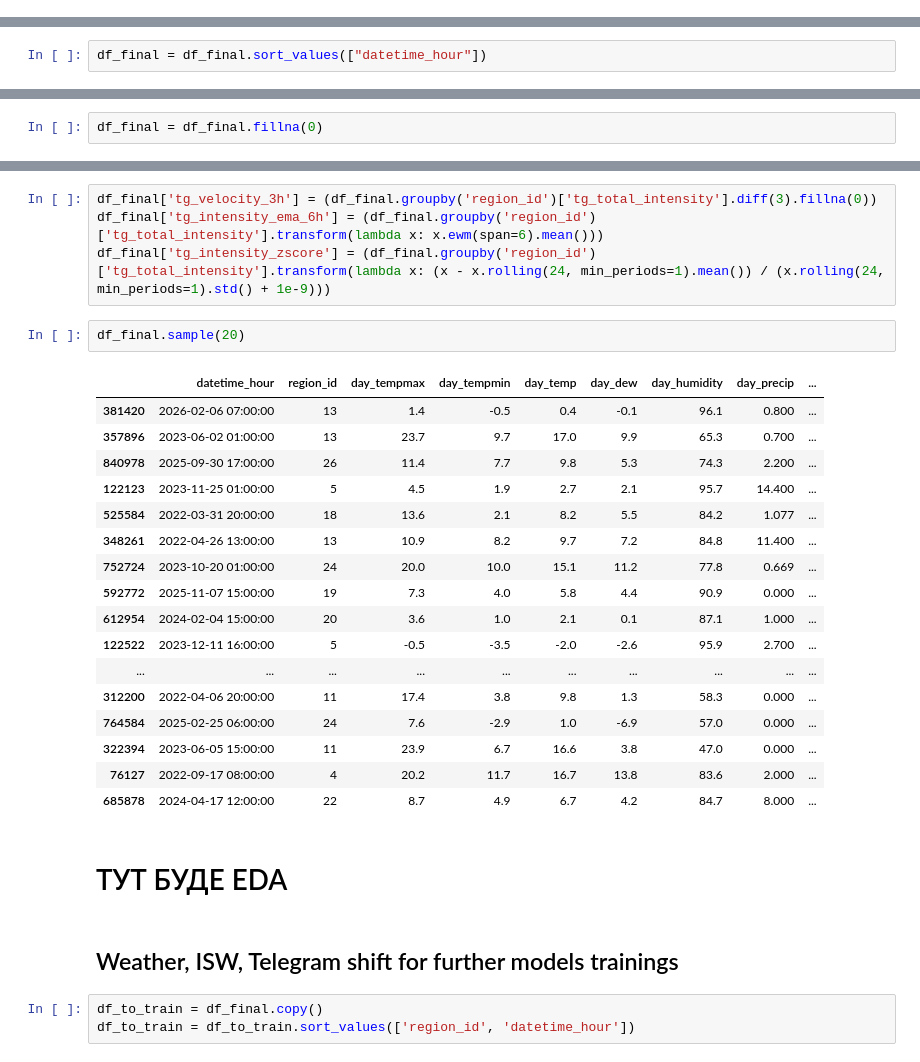
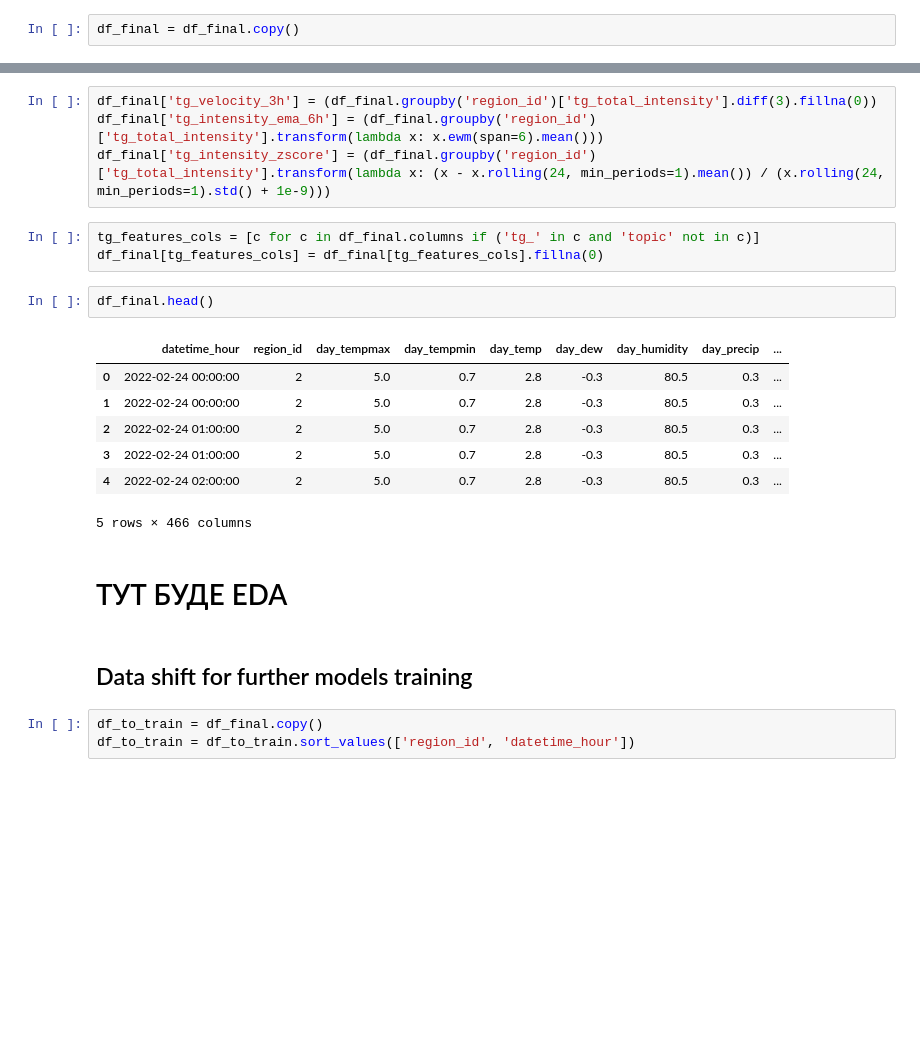
Before and after one commit to khorunzhaviktoriia/war-events-predictor-saas, a Jupyter notebook: forecasting/data_merge_feature_engineering.ipynb, the cells around one changed output, grey strips where cells are left out. Drawn from its saved outputs; the diff is of its cells as text; blank space fills up the shorter version.

```diff
--- a/forecasting/data_merge_feature_engineering.ipynb
+++ b/forecasting/data_merge_feature_engineering.ipynb
@@ -395 +426,3 @@ df_final.sample(10)
+# %%
+df_final = df_final.copy()
 # %% [markdown]
@@ -456,2 +439,0 @@ df_final.shape
-# %%
-df_final = df_final.sort_values(["datetime_hour"])
@@ -479,5 +440,3 @@ dtype: int64
-# %%
-df_final = df_final.fillna(0)
 # %%
 tg_cols = [c for c in df_final.columns if 'tg_topic_' in c]
 df_tg_abs = df_final[tg_cols].abs()
@@ -490,30 +449,23 @@ df_final['tg_topic_entropy'] = -(df_tg_abs.div(df_tg_abs.sum(axis=1), axis=0) *
 df_final['tg_velocity_3h'] = (df_final.groupby('region_id')['tg_total_intensity'].diff(3).fillna(0))
 df_final['tg_intensity_ema_6h'] = (df_final.groupby('region_id')['tg_total_intensity'].transform(lambda x: x.ewm(span=6).mean()))
 df_final['tg_intensity_zscore'] = (df_final.groupby('region_id')['tg_total_intensity'].transform(lambda x: (x - x.rolling(24, min_periods=1).mean()) / (x.rolling(24, min_periods=1).std() + 1e-9)))
+# %%
+tg_features_cols = [c for c in df_final.columns if ('tg_' in c and 'topic' not in c)]
+df_final[tg_features_cols] = df_final[tg_features_cols].fillna(0)
 # %%
-df_final.sample(20)
+df_final.head()
 # %% [output]
 |  | datetime_hour | region_id | day_tempmax | day_tempmin | day_temp | day_dew | day_humidity | day_precip | ... |
-| 381420 | 2026-02-06 07:00:00 | 13 | 1.4 | -0.5 | 0.4 | -0.1 | 96.1 | 0.800 | ... |
-| 357896 | 2023-06-02 01:00:00 | 13 | 23.7 | 9.7 | 17.0 | 9.9 | 65.3 | 0.700 | ... |
-| 840978 | 2025-09-30 17:00:00 | 26 | 11.4 | 7.7 | 9.8 | 5.3 | 74.3 | 2.200 | ... |
-| 122123 | 2023-11-25 01:00:00 | 5 | 4.5 | 1.9 | 2.7 | 2.1 | 95.7 | 14.400 | ... |
-| 525584 | 2022-03-31 20:00:00 | 18 | 13.6 | 2.1 | 8.2 | 5.5 | 84.2 | 1.077 | ... |
-| 348261 | 2022-04-26 13:00:00 | 13 | 10.9 | 8.2 | 9.7 | 7.2 | 84.8 | 11.400 | ... |
-| 752724 | 2023-10-20 01:00:00 | 24 | 20.0 | 10.0 | 15.1 | 11.2 | 77.8 | 0.669 | ... |
-| 592772 | 2025-11-07 15:00:00 | 19 | 7.3 | 4.0 | 5.8 | 4.4 | 90.9 | 0.000 | ... |
-| 612954 | 2024-02-04 15:00:00 | 20 | 3.6 | 1.0 | 2.1 | 0.1 | 87.1 | 1.000 | ... |
-| 122522 | 2023-12-11 16:00:00 | 5 | -0.5 | -3.5 | -2.0 | -2.6 | 95.9 | 2.700 | ... |
-| ... | ... | ... | ... | ... | ... | ... | ... | ... | ... |
-| 312200 | 2022-04-06 20:00:00 | 11 | 17.4 | 3.8 | 9.8 | 1.3 | 58.3 | 0.000 | ... |
-| 764584 | 2025-02-25 06:00:00 | 24 | 7.6 | -2.9 | 1.0 | -6.9 | 57.0 | 0.000 | ... |
-| 322394 | 2023-06-05 15:00:00 | 11 | 23.9 | 6.7 | 16.6 | 3.8 | 47.0 | 0.000 | ... |
-| 76127 | 2022-09-17 08:00:00 | 4 | 20.2 | 11.7 | 16.7 | 13.8 | 83.6 | 2.000 | ... |
-| 685878 | 2024-04-17 12:00:00 | 22 | 8.7 | 4.9 | 6.7 | 4.2 | 84.7 | 8.000 | ... |
+| 0 | 2022-02-24 00:00:00 | 2 | 5.0 | 0.7 | 2.8 | -0.3 | 80.5 | 0.3 | ... |
+| 1 | 2022-02-24 00:00:00 | 2 | 5.0 | 0.7 | 2.8 | -0.3 | 80.5 | 0.3 | ... |
+| 2 | 2022-02-24 01:00:00 | 2 | 5.0 | 0.7 | 2.8 | -0.3 | 80.5 | 0.3 | ... |
+| 3 | 2022-02-24 01:00:00 | 2 | 5.0 | 0.7 | 2.8 | -0.3 | 80.5 | 0.3 | ... |
+| 4 | 2022-02-24 02:00:00 | 2 | 5.0 | 0.7 | 2.8 | -0.3 | 80.5 | 0.3 | ... |
+5 rows × 466 columns
 # %% [markdown]
 # ТУТ БУДЕ EDA
 # %% [markdown]
-## Weather, ISW, Telegram shift for further models trainings
+## Data shift for further models training
 # %%
 df_to_train = df_final.copy()
 df_to_train = df_to_train.sort_values(['region_id', 'datetime_hour'])
```
Also changed, not shown: parts of 84 cells of this notebook.
